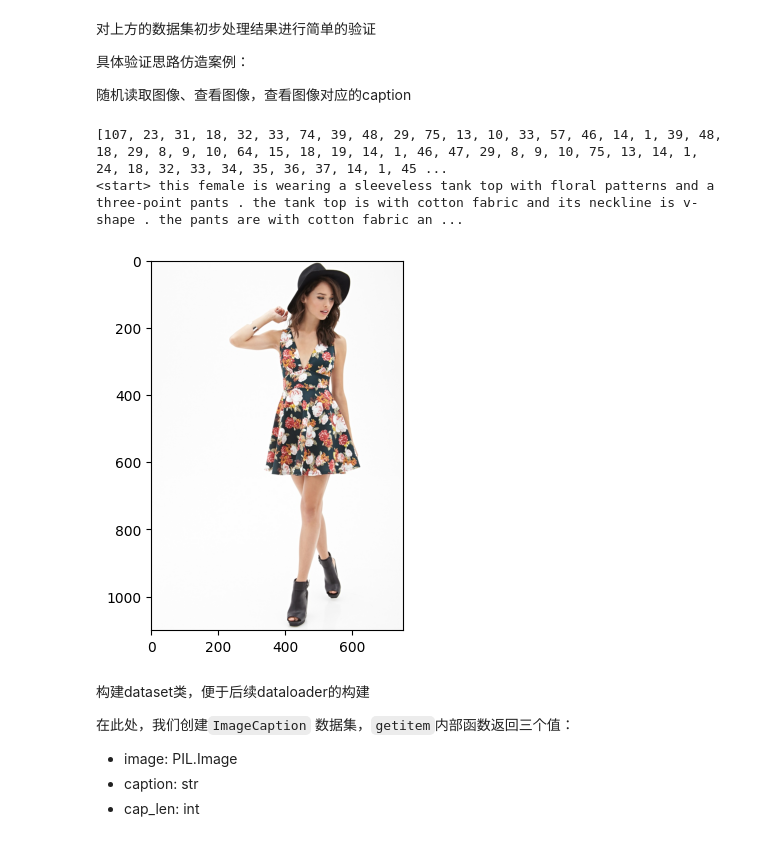
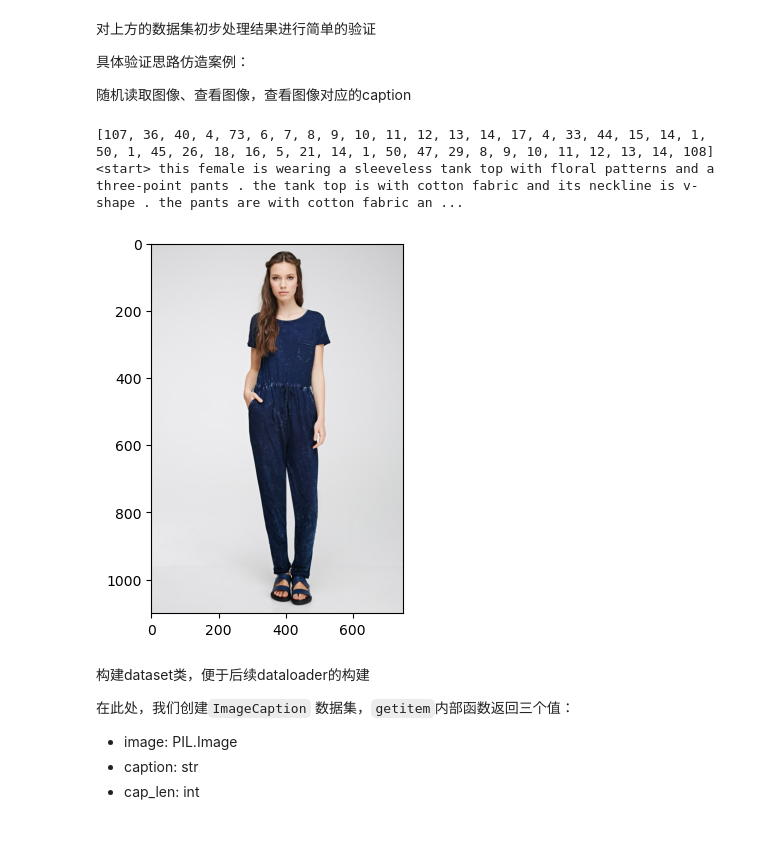
Before and after one commit to SamuraiBUPT/Image-Caption-nndl-2023, a Jupyter notebook: code/base-CNN+RNN-ALL.ipynb, the cells around one changed output. Saved outputs shown, nothing was run; the diff lists cells and outputs as text; code cells hidden in the pictures.

```diff
--- a/code/base-CNN+RNN-ALL.ipynb
+++ b/code/base-CNN+RNN-ALL.ipynb
@@ -52,9 +52,9 @@ def create_dataset(dataset='deepfashion',
         vocab.json
         train_data.json, val_data.json, test_data.json
     """
-    train_data_json_path = '../dataset/deepfashion-multimodal/train_captions.json'
-    test_data_json_path = '../dataset/deepfashion-multimodal/test_captions.json'
-    image_folder = '../dataset/deepfashion-multimodal/images/'
+    train_data_json_path = '../dataset/deepfashion-multimodel/train_captions.json'
+    test_data_json_path = '../dataset/deepfashion-multimodel/test_captions.json'
+    image_folder = '../dataset/deepfashion-multimodel/images/'
     output_folder = '../output/'
 
     # add additional check to avoid wasting time on processing dataset.
@@ -164,25 +164,25 @@ Dataset already exists. Skipping processing.
 # %%
 # read vocab and datas
 with open(os.path.join(output_folder, 'vocab.json'), 'r') as f:
     vocab = json.load(f)
 vocab_idx2word = {idx:word for word,idx in vocab.items()}
 with open(os.path.join(output_folder, 'train_data.json'), 'r') as f:
     data = json.load(f)
 with open(os.path.join(output_folder, 'test_data.json'), 'r') as k:
     testdata = json.load(k)
 
 # show the 12th data
 # show image
-content_img = Image.open(data['IMAGES'][12])
+content_img = Image.open(data['IMAGES'][11])
 plt.imshow(content_img)
 
 # show token_ids and tokens
-print(data['CAPTIONS'][12])
+print(data['CAPTIONS'][11])
 print(' '.join([vocab_idx2word[word_idx] for word_idx in data['CAPTIONS'][12]]))
 # %% [output]
-[107, 23, 31, 18, 32, 33, 74, 39, 48, 29, 75, 13, 10, 33, 57, 46, 14, 1, 39, 48, 18, 29, 8, 9, 10, 64, 15, 18, 19, 14, 1, 46, 47, 29, 8, 9, 10, 75, 13, 14, 1, 24, 18, 32, 33, 34, 35, 36, 37, 14, 1, 45 ...
+[107, 36, 40, 4, 73, 6, 7, 8, 9, 10, 11, 12, 13, 14, 17, 4, 33, 44, 15, 14, 1, 50, 1, 45, 26, 18, 16, 5, 21, 14, 1, 50, 47, 29, 8, 9, 10, 11, 12, 13, 14, 108]
 <start> this female is wearing a sleeveless tank top with floral patterns and a three-point pants . the tank top is with cotton fabric and its neckline is v-shape . the pants are with cotton fabric an ...
-[figure, old version]
+[figure, new version]
 # %% [markdown]
 构建dataset类，便于后续dataloader的构建
 
```
Also changed, not shown: parts of 2 cells of this notebook, 5 other files.
